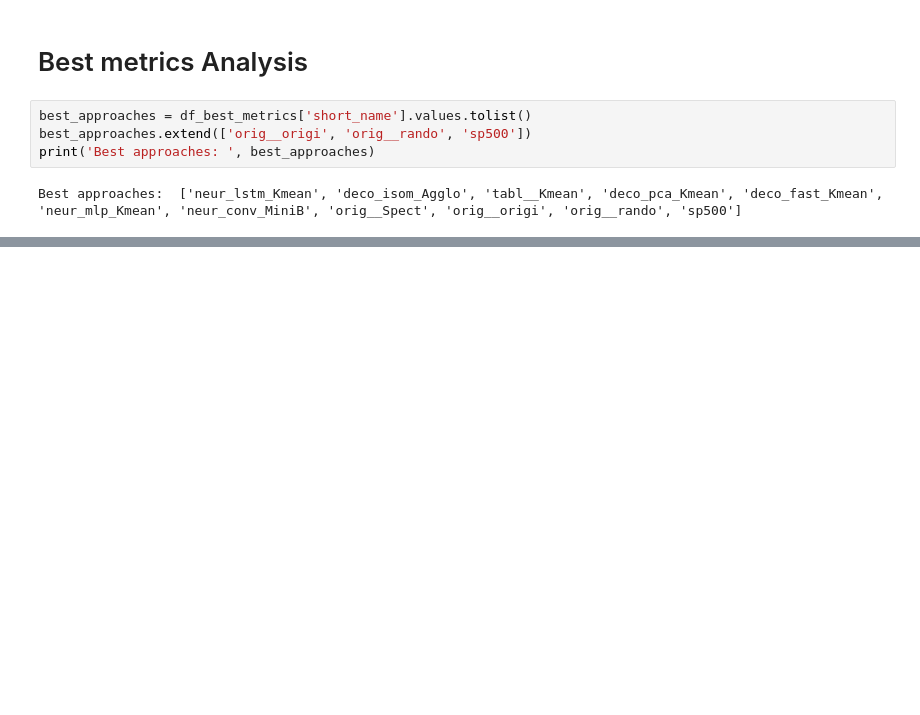
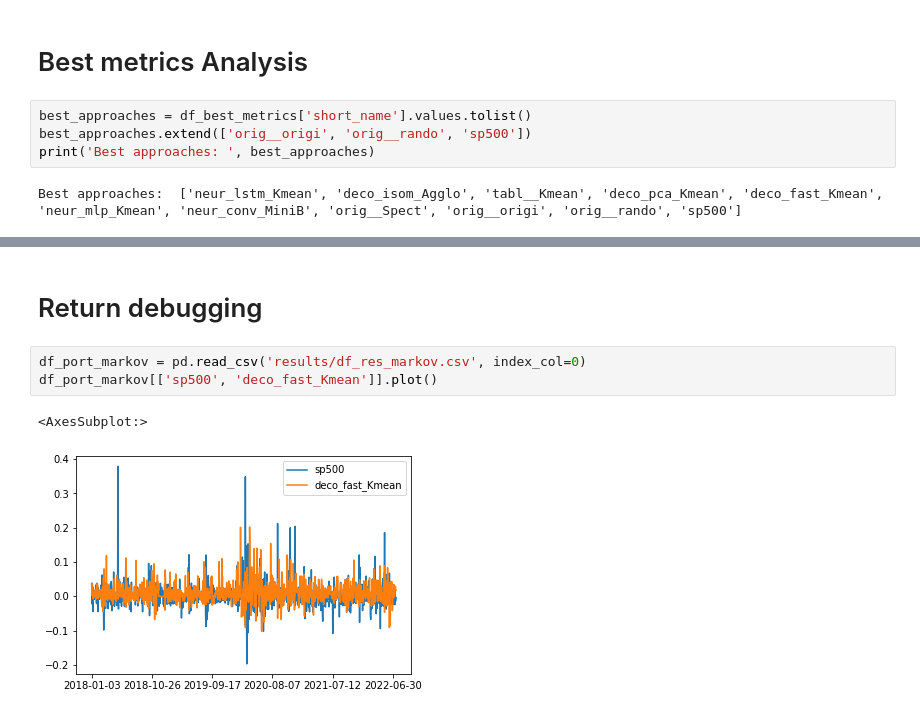
Before and after one commit to risksrobots/stock_clustering, a Jupyter notebook: result_Analysis.ipynb, the cells around one changed output, grey strips where cells are left out. Saved outputs shown, nothing was run; the diff lists cells and outputs as text; blank space fills up the shorter version.

```diff
--- a/result_Analysis.ipynb
+++ b/result_Analysis.ipynb
@@ -84,0 +88,8 @@ df_best.sort_values('Ret_year')
+# %% [markdown]
+# Return debugging
+# %%
+df_port_markov = pd.read_csv('results/df_res_markov.csv', index_col=0)
+df_port_markov[['sp500', 'deco_fast_Kmean']].plot()
+# %% [output]
+<AxesSubplot:>
+[figure, added]
```
Also changed, not shown: parts of 8 cells of this notebook, 1 other file.
